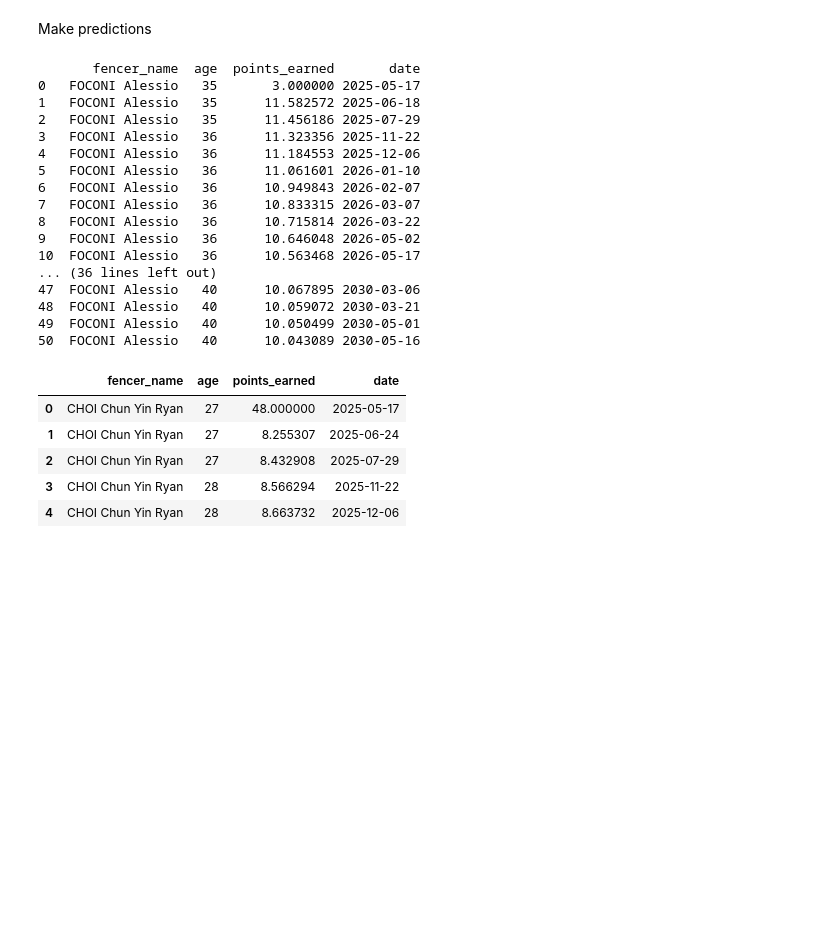
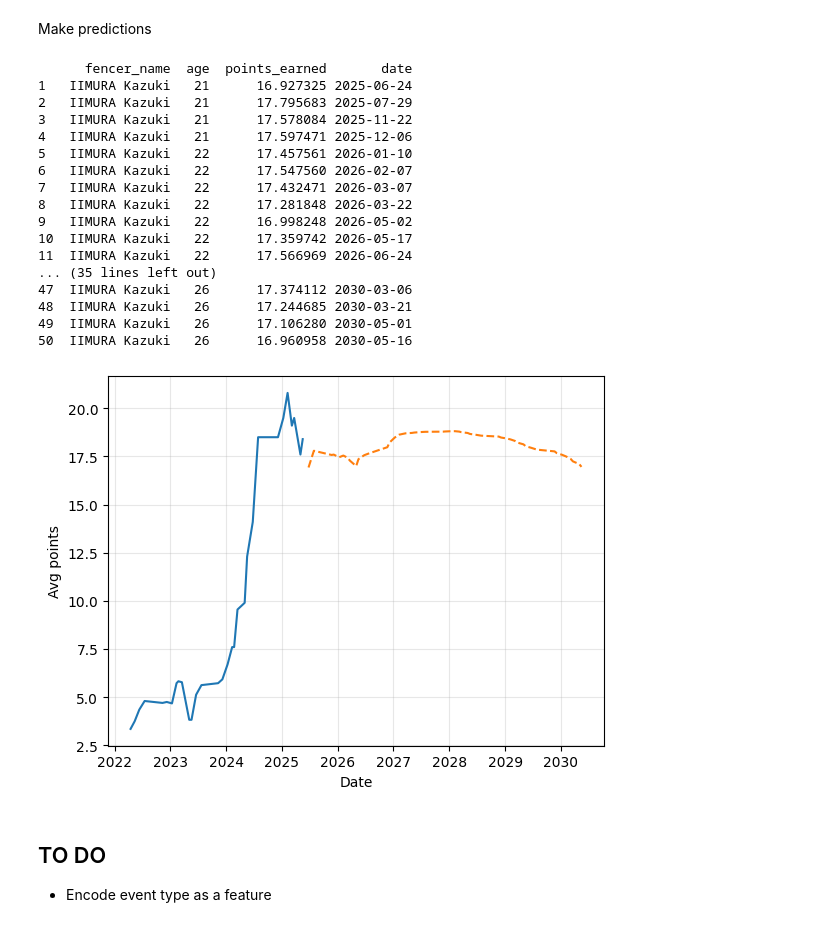
Before and after one commit to JoeL-8883/Fencing-Score-Predictor, a Jupyter notebook: predict_LSTM.ipynb, the cells around one changed output. Drawn from its saved outputs; the diff is of its cells as text; code cells hidden in the pictures; blank space fills up the shorter version.

Commit message:
Improved forecasting logic

```diff
--- a/predict_LSTM.ipynb
+++ b/predict_LSTM.ipynb
@@ -91,7 +91,7 @@ class FencerSequencesDataset(Dataset):
       for start in range(n_comps_entered - window_size - horizon + 1):
         end = start + window_size
         seq = all_features[start:end]
-        target = all_features[end:end + horizon, 1]
+        target = all_features[end:end + horizon, 0] # index 0 corresponds to points_normalised
 
         self.sequences.append(torch.tensor(seq, dtype=torch.float32))
         self.targets.append(torch.tensor(target, dtype=torch.float32))
@@ -179,9 +180,9 @@ input_size = 4 # number of features
 nationality_count = len([col for col in df.columns if col.startswith('nationality_')])
 input_size += nationality_count
 
-hidden_size = 128
+hidden_size = 256
 output_size = 1 # i.e. predicting points earned from a competition
-num_layers = 3
+num_layers = 4
 
 dropout = 0.3
 best_val_loss = float('inf')
@@ -192,7 +193,7 @@ best_model = None
 model = LSTM(input_size, hidden_size, output_size, num_layers, dropout)
 model = model.to(device)
 criterion = nn.MSELoss()
-optimizer = torch.optim.Adam(model.parameters(), lr=0.00001, weight_decay=0.005) # Reduced learning rate
+optimizer = torch.optim.Adam(model.parameters(), lr=1e-4, weight_decay=0.005) # Reduced learning rate
 scheduler = torch.optim.lr_scheduler.StepLR(optimizer, step_size=5, gamma=0.5)
 # %% [markdown]
 Train the model
@@ -420,42 +430,50 @@ def forecast(model, fencer_df, num_predictions, tail_length=15):
 
   return pred_df.sort_values(by='date')
 # %%
-fencer_name = 'FOCONI Alessio'
+### Make predictions
+fencer_name = 'IIMURA Kazuki'
 num_predictions = 50
 
 
 fencer_df = df[df['fencer_name'] == fencer_name]
 if fencer_df.empty:
   print(f'No data found for {fencer_name}')
-  exit()
 
-predictions = forecast(model, fencer_df, num_predictions)
+
+predictions = forecast(model, fencer_df, num_predictions)[1:]
 print(predictions)
 # %% [output]
-       fencer_name  age  points_earned       date
-0   FOCONI Alessio   35       3.000000 2025-05-17
-1   FOCONI Alessio   35      11.582572 2025-06-18
-2   FOCONI Alessio   35      11.456186 2025-07-29
-3   FOCONI Alessio   36      11.323356 2025-11-22
-4   FOCONI Alessio   36      11.184553 2025-12-06
-5   FOCONI Alessio   36      11.061601 2026-01-10
-6   FOCONI Alessio   36      10.949843 2026-02-07
-7   FOCONI Alessio   36      10.833315 2026-03-07
-8   FOCONI Alessio   36      10.715814 2026-03-22
-9   FOCONI Alessio   36      10.646048 2026-05-02
-10  FOCONI Alessio   36      10.563468 2026-05-17
-... (36 lines left out)
-47  FOCONI Alessio   40      10.067895 2030-03-06
-48  FOCONI Alessio   40      10.059072 2030-03-21
-49  FOCONI Alessio   40      10.050499 2030-05-01
-50  FOCONI Alessio   40      10.043089 2030-05-16
+      fencer_name  age  points_earned       date
+1   IIMURA Kazuki   21      16.927325 2025-06-24
+2   IIMURA Kazuki   21      17.795683 2025-07-29
+3   IIMURA Kazuki   21      17.578084 2025-11-22
+4   IIMURA Kazuki   21      17.597471 2025-12-06
+5   IIMURA Kazuki   22      17.457561 2026-01-10
+6   IIMURA Kazuki   22      17.547560 2026-02-07
+7   IIMURA Kazuki   22      17.432471 2026-03-07
+8   IIMURA Kazuki   22      17.281848 2026-03-22
+9   IIMURA Kazuki   22      16.998248 2026-05-02
+10  IIMURA Kazuki   22      17.359742 2026-05-17
+11  IIMURA Kazuki   22      17.566969 2026-06-24
+... (35 lines left out)
+47  IIMURA Kazuki   26      17.374112 2030-03-06
+48  IIMURA Kazuki   26      17.244685 2030-03-21
+49  IIMURA Kazuki   26      17.106280 2030-05-01
+50  IIMURA Kazuki   26      16.960958 2030-05-16
-# %%
-# Plot the data
-predictions.head()
-# %% [output]
-|  | fencer_name | age | points_earned | date |
-| 0 | CHOI Chun Yin Ryan | 27 | 48.000000 | 2025-05-17 |
-| 1 | CHOI Chun Yin Ryan | 27 | 8.255307 | 2025-06-24 |
-| 2 | CHOI Chun Yin Ryan | 27 | 8.432908 | 2025-07-29 |
-| 3 | CHOI Chun Yin Ryan | 28 | 8.566294 | 2025-11-22 |
-| 4 | CHOI Chun Yin Ryan | 28 | 8.663732 | 2025-12-06 |
+# %%
+### Visualise predictions
+plt.xlabel('Date')
+plt.ylabel('Avg points')
+plt.grid(True, alpha=0.3)
+
+
+fencer_points = fencer_df['points_earned'].rolling(window=10).mean()
+
+plt.plot(fencer_df['date'], fencer_points)
+plt.plot(predictions['date'], predictions['points_earned'], linestyle='--')
+plt.show()
+# %% [output]
+[figure, added]
+# %% [markdown]
+## TO DO
+- Encode event type as a feature
```
Also changed, not shown: parts of 5 cells of this notebook.
